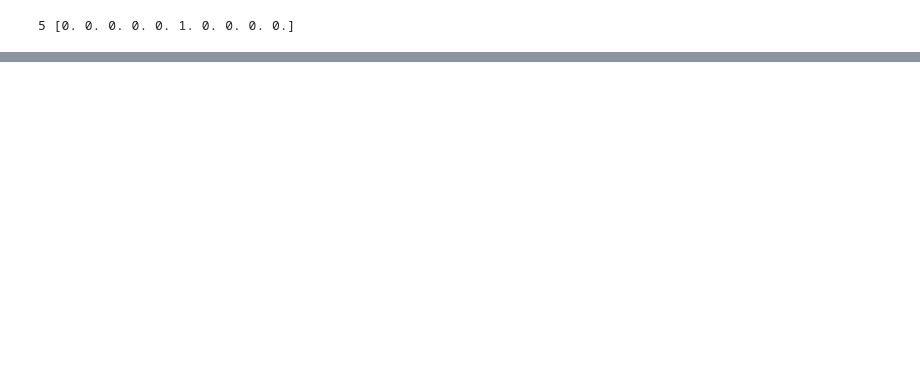
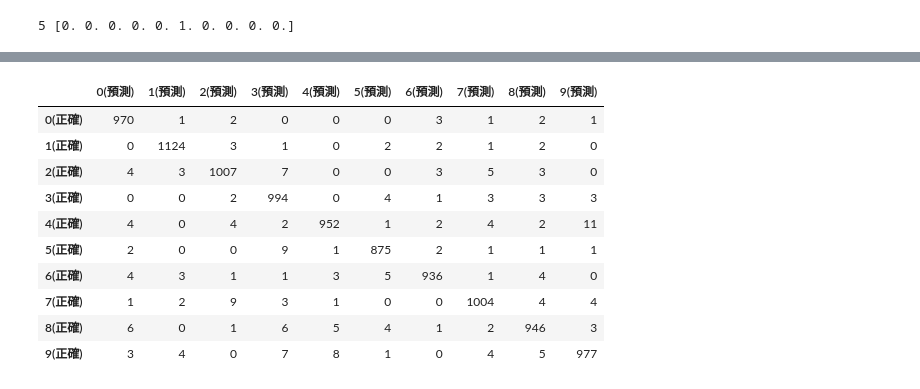
Before and after one commit to vincent0965/Colab_note, a Jupyter notebook: mlp.ipynb, the cells around one changed output, grey strips where cells are left out. Drawn from its saved outputs; the diff is of its cells as text; code cells hidden in the pictures; blank space fills up the shorter version.

```diff
--- a/mlp.ipynb
+++ b/mlp.ipynb
@@ -76,3 +76,22 @@ print(y_train[0], y_train_cat[0])
 # x_train_norm[0]
 # %% [output]
 5 [0. 0. 0. 0. 0. 1. 0. 0. 0. 0.]
+# %%
+# binary cross entropy: p*log(1/q) + (1-p)*log(1/(1-q))
+# categorical cross entropy: p1 * log(1/q1) + ...
+from tensorflow.keras.losses import CategoricalCrossentropy
+from tensorflow.keras.optimizers import Adam
+model.compile(loss=CategoricalCrossentropy(), optimizer=Adam(), metrics=["accuracy"])
+# %%
+# batch: 100~200(small picture) 10~20(large picture)
+# epoch: how many adjustment with data
+# 60000data, 2epoch, 200batch =>60000*2/200
+from tensorflow.keras.callbacks import EarlyStopping, ModelCheckpoint
+callbacks = [
+      ModelCheckpoint("model.h5", save_best_only=True),
+      EarlyStopping(patience=5, restore_best_weights=True)
+      ]
+
+model.fit(x_train_norm, y_train_cat, batch_size=100, epochs=20, validation_split=0.1, callbacks = callbacks,verbose=2)
+# validation_split=
+# verbose => cancel bar figure
@@ -78,0 +144,21 @@ print(y_train[0], y_train_cat[0])
+# %%
+from sklearn.metrics import confusion_matrix
+pre = model.predict_classes(x_test_norm)
+mat = confusion_matrix(y_test, pre)
+pd.DataFrame(
+    mat,
+    index=["{}(正確)".format(n) for n in range(10)],
+    columns=["{}(預測)".format(n) for n in range(10)]
+    )
+# %% [output]
+|  | 0(預測) | 1(預測) | 2(預測) | 3(預測) | 4(預測) | 5(預測) | 6(預測) | 7(預測) | 8(預測) | 9(預測) |
+| 0(正確) | 970 | 1 | 2 | 0 | 0 | 0 | 3 | 1 | 2 | 1 |
+| 1(正確) | 0 | 1124 | 3 | 1 | 0 | 2 | 2 | 1 | 2 | 0 |
+| 2(正確) | 4 | 3 | 1007 | 7 | 0 | 0 | 3 | 5 | 3 | 0 |
+| 3(正確) | 0 | 0 | 2 | 994 | 0 | 4 | 1 | 3 | 3 | 3 |
+| 4(正確) | 4 | 0 | 4 | 2 | 952 | 1 | 2 | 4 | 2 | 11 |
+| 5(正確) | 2 | 0 | 0 | 9 | 1 | 875 | 2 | 1 | 1 | 1 |
+| 6(正確) | 4 | 3 | 1 | 1 | 3 | 5 | 936 | 1 | 4 | 0 |
+| 7(正確) | 1 | 2 | 9 | 3 | 1 | 0 | 0 | 1004 | 4 | 4 |
+| 8(正確) | 6 | 0 | 1 | 6 | 5 | 4 | 1 | 2 | 946 | 3 |
+| 9(正確) | 3 | 4 | 0 | 7 | 8 | 1 | 0 | 4 | 5 | 977 |
```
Also changed, not shown: parts of 6 cells of this notebook.
